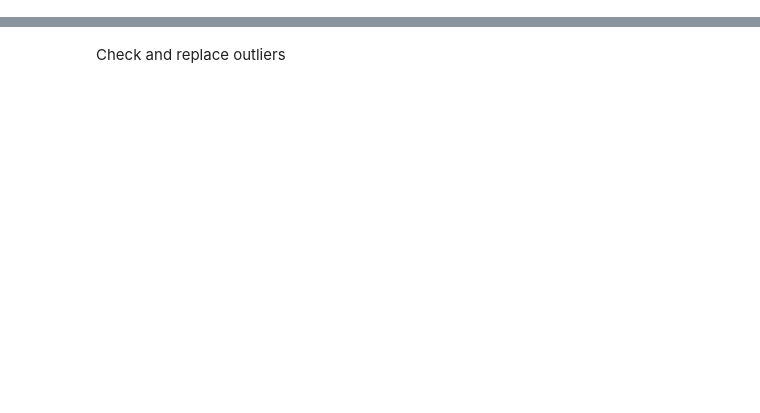
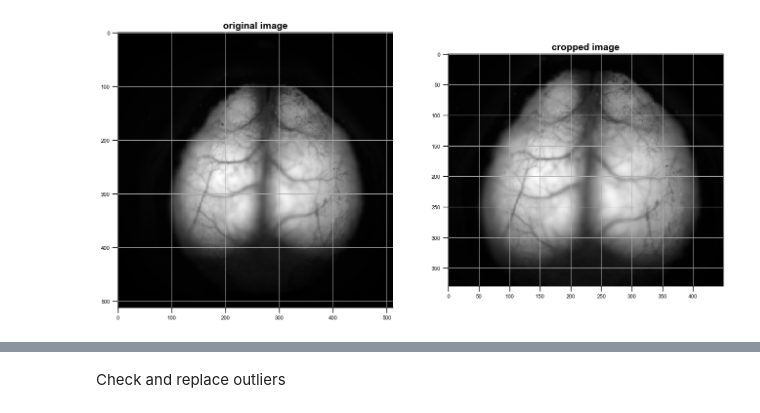
Before and after one commit to Zhaoxi-Liu/widefield_imaging_analysis, a Jupyter notebook: wf_analysis_WRX.ipynb, the cells around one changed output, grey strips where cells are left out. Cells and saved outputs as stored; diff of their text form; code cells hidden in the pictures; blank space fills up the shorter version.

```diff
--- a/wf_analysis_WRX.ipynb
+++ b/wf_analysis_WRX.ipynb
@@ -51,3 +200,26 @@ All the file path:
+# %%
+# use this to check wheather the images need rotation and the suitable angle,
+# and the coordinates of ROI to crop the raw images
+
+# select the first tif image of 470nm channel of the first experiment as the reference image
+image_ref = imread(glob(pjoin(path_all[0], 'raw/*-470/1.tif'))[0])
+
+# rotate iamge by pre-defined angle using scipy.ndimage.rotate
+# rotate the images is time-consuming, so we skip rotate the images by setting angle=0
+angle = 0 # if clockwise, use negative angle, otherwise positive
+left, top, width, height = 45, 70, 450, 380
+cropped_image = rotate_crop_array(image_ref, angle=angle, left=left, top=top, width=width, height=height)
+
+fig, axs = plt.subplots(1, 2, figsize=(16, 8))
+axs[0].imshow(image_ref, cmap='gray', aspect='equal')
+axs[0].set_title('original image')
+axs[0].grid()
+axs[1].imshow(cropped_image, cmap='gray', aspect='equal')
+axs[1].set_title('cropped image')
+axs[1].grid()
+plt.show()
+# %% [output]
+[figure, added]
 # %%
 ### generate 2-channel tif stack
 
```
Also changed, not shown: parts of 76 cells of this notebook.
